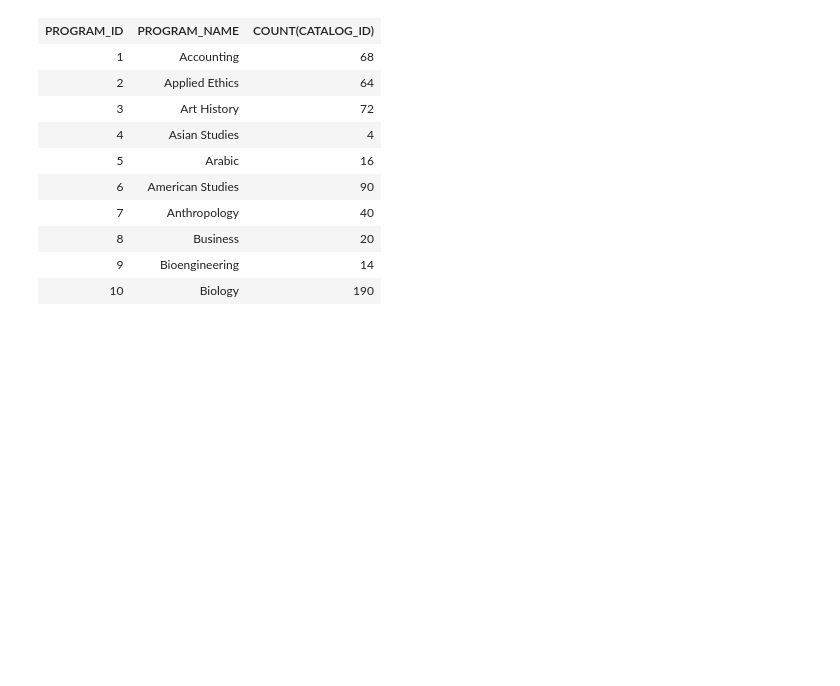
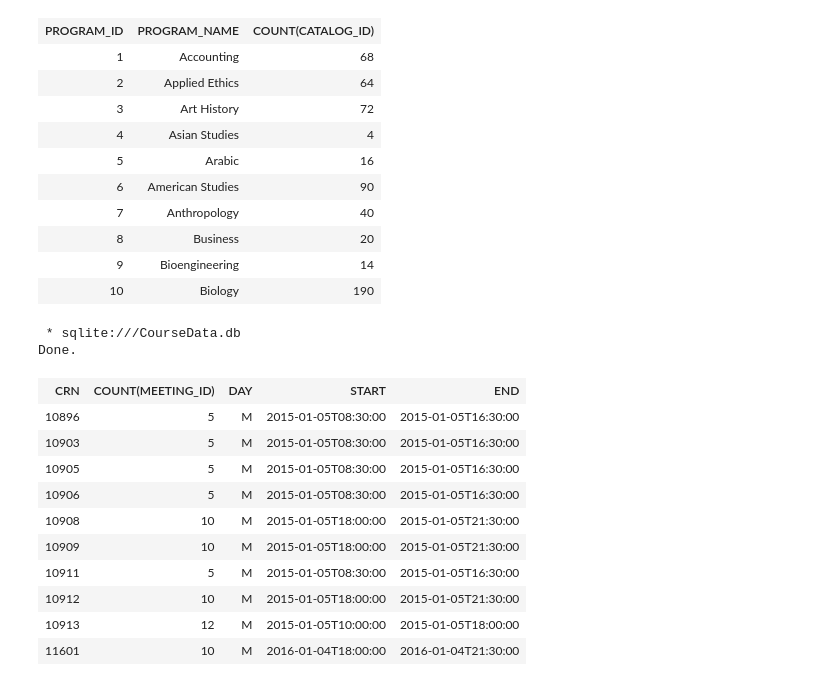
Before and after one commit to fairfield-ba510-spring2020/term-project-sql-distinct, a Jupyter notebook: CourseDataTests.ipynb, the cells around one changed output. Saved outputs shown, nothing was run; the diff lists cells and outputs as text; code cells hidden in the pictures; blank space fills up the shorter version.

```diff
--- a/CourseDataTests.ipynb
+++ b/CourseDataTests.ipynb
@@ -120,3 +120,23 @@ Done.
 | 8 | Business | 20 |
 | 9 | Bioengineering | 14 |
 | 10 | Biology | 190 |
+# %%
+%%sql
+SELECT CRN, COUNT(MEETING_ID), DAY, START, END
+FROM COURSE_MEETINGS
+GROUP BY CRN
+LIMIT 10;
+# %% [output]
+ * sqlite:///CourseData.db
+Done.
+| CRN | COUNT(MEETING_ID) | DAY | START | END |
+| 10896 | 5 | M | 2015-01-05T08:30:00 | 2015-01-05T16:30:00 |
+| 10903 | 5 | M | 2015-01-05T08:30:00 | 2015-01-05T16:30:00 |
+| 10905 | 5 | M | 2015-01-05T08:30:00 | 2015-01-05T16:30:00 |
+| 10906 | 5 | M | 2015-01-05T08:30:00 | 2015-01-05T16:30:00 |
+| 10908 | 10 | M | 2015-01-05T18:00:00 | 2015-01-05T21:30:00 |
+| 10909 | 10 | M | 2015-01-05T18:00:00 | 2015-01-05T21:30:00 |
+| 10911 | 5 | M | 2015-01-05T08:30:00 | 2015-01-05T16:30:00 |
+| 10912 | 10 | M | 2015-01-05T18:00:00 | 2015-01-05T21:30:00 |
+| 10913 | 12 | M | 2015-01-05T10:00:00 | 2015-01-05T18:00:00 |
+| 11601 | 10 | M | 2016-01-04T18:00:00 | 2016-01-04T21:30:00 |
```
Also changed, not shown: 3 other files.
